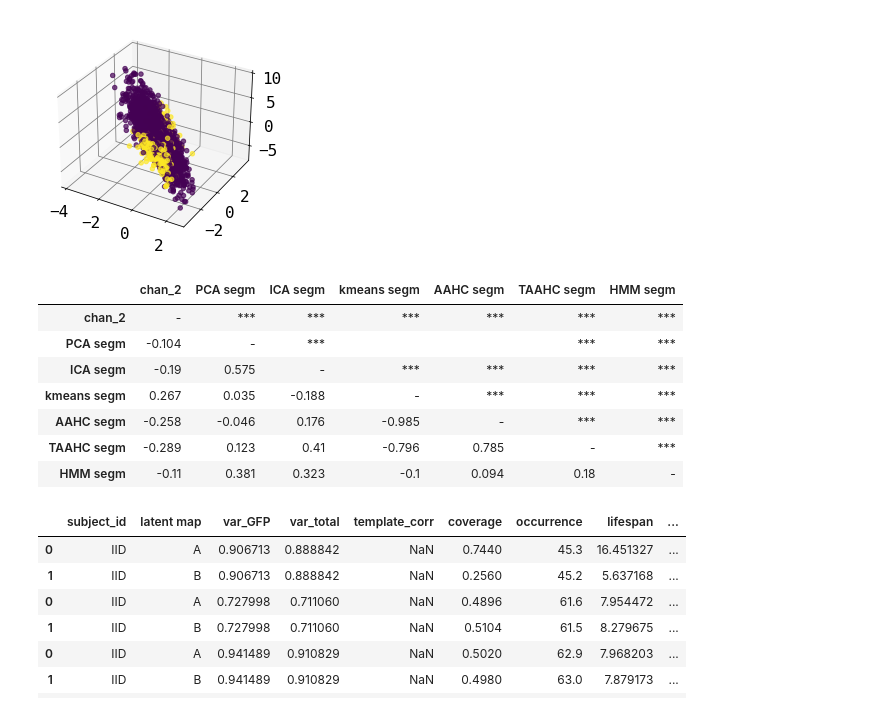
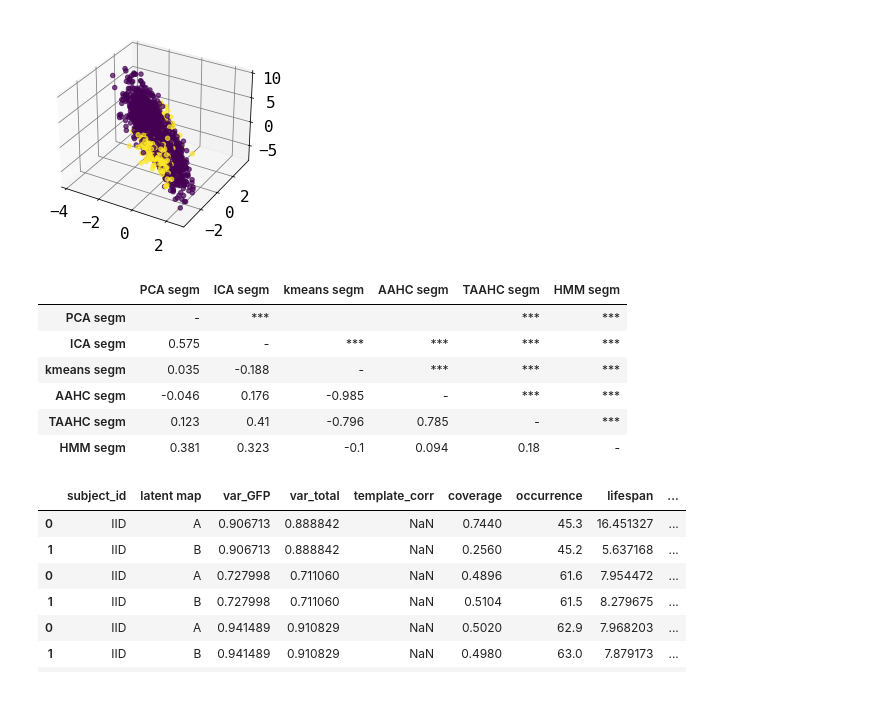
Before and after one commit to jajcayn/eeg_latent_space, a Jupyter notebook: notebooks/paper/gaussian_data_3d.ipynb, the cells around one changed output. Saved outputs shown, nothing was run; the diff lists cells and outputs as text; code cells hidden in the pictures.

```diff
--- a/notebooks/paper/gaussian_data_3d.ipynb
+++ b/notebooks/paper/gaussian_data_3d.ipynb
@@ -405,16 +405,15 @@ ax.scatter(
 <mpl_toolkits.mplot3d.art3d.Path3DCollection at 0x...>
 [figure]
 # %%
-data[data.columns[2:]].rcorr("spearman", padjust="fdr_by")
+data[data.columns[3:]].rcorr("spearman", padjust="fdr_by")
 # %% [output]
-|  | chan_2 | PCA segm | ICA segm | kmeans segm | AAHC segm | TAAHC segm | HMM segm |
-| chan_2 | - | *** | *** | *** | *** | *** | *** |
-| PCA segm | -0.104 | - | *** |  |  | *** | *** |
-| ICA segm | -0.19 | 0.575 | - | *** | *** | *** | *** |
-| kmeans segm | 0.267 | 0.035 | -0.188 | - | *** | *** | *** |
-| AAHC segm | -0.258 | -0.046 | 0.176 | -0.985 | - | *** | *** |
-| TAAHC segm | -0.289 | 0.123 | 0.41 | -0.796 | 0.785 | - | *** |
-| HMM segm | -0.11 | 0.381 | 0.323 | -0.1 | 0.094 | 0.18 | - |
+|  | PCA segm | ICA segm | kmeans segm | AAHC segm | TAAHC segm | HMM segm |
+| PCA segm | - | *** |  |  | *** | *** |
+| ICA segm | 0.575 | - | *** | *** | *** | *** |
+| kmeans segm | 0.035 | -0.188 | - | *** | *** | *** |
+| AAHC segm | -0.046 | 0.176 | -0.985 | - | *** | *** |
+| TAAHC segm | 0.123 | 0.41 | -0.796 | 0.785 | - | *** |
+| HMM segm | 0.381 | 0.323 | -0.1 | 0.094 | 0.18 | - |
 # %%
 all_stats
 # %% [output]
```
Also changed, not shown: 6 other files.
